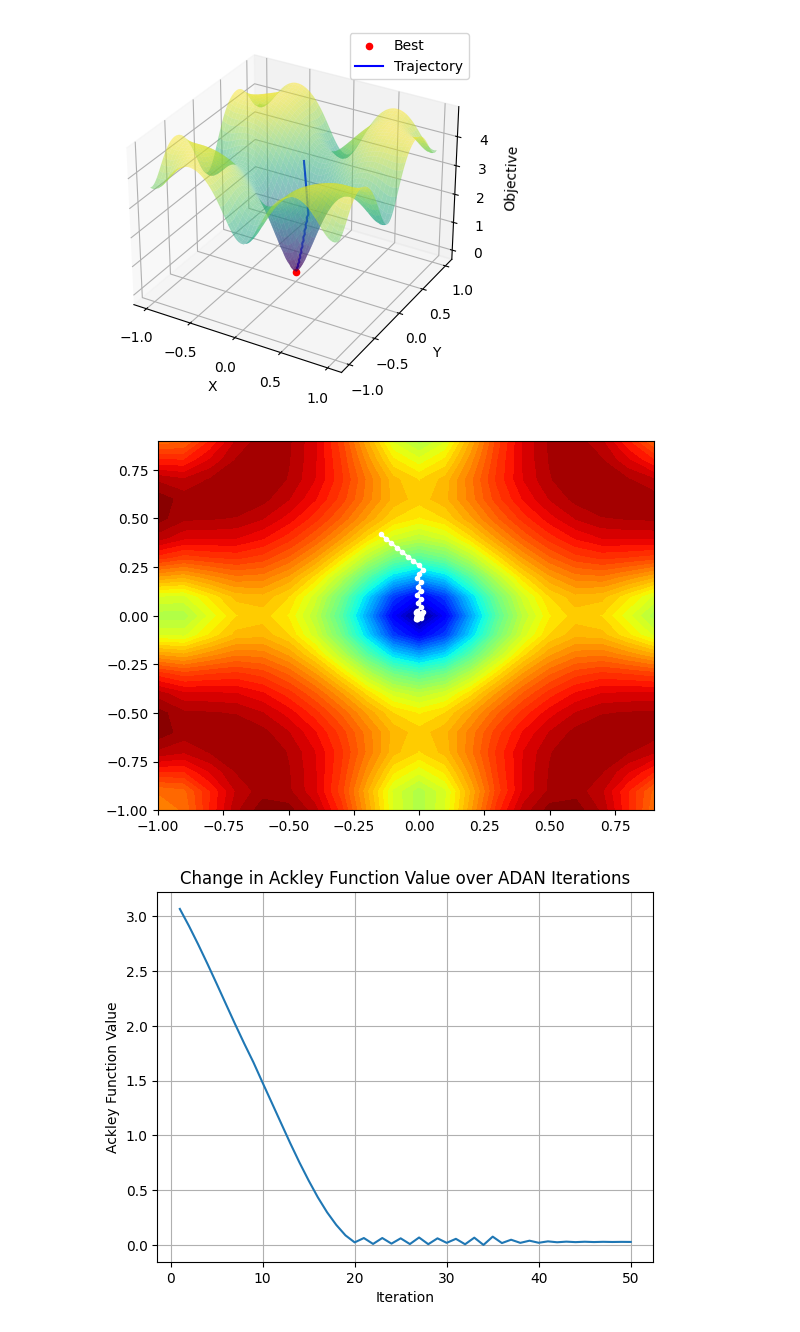
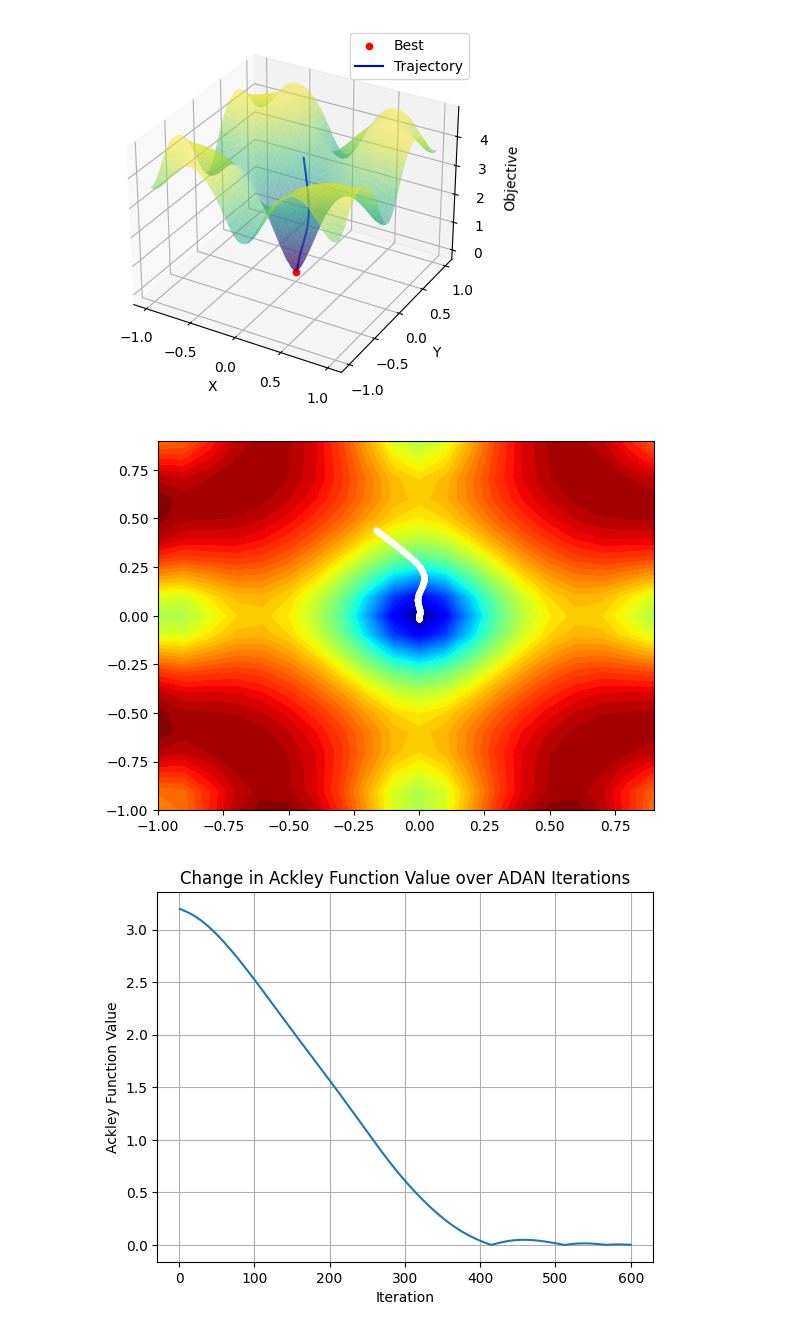
Before and after one commit to ShreyaGarg01/ADAN, a Jupyter notebook: test.ipynb, the cells around one changed output. Drawn from its saved outputs; the diff is of its cells as text; code cells hidden in the pictures.

Commit message:
bias correction

```diff
--- a/test.ipynb
+++ b/test.ipynb
@@ -112,13 +112,13 @@ seed(1)
 # define range for input
 bounds = asarray([[-1.0, 1.0], [-1.0, 1.0]])
 # define the total iterations
-n_iter = 60
+n_iter = 600
 # steps size
-alpha = 0.02
+alpha = 1e-3
 # factor for average gradient
-beta1 = 0.8
+beta1 = 0.01
 # factor for average squared gradient
-beta2 = 0.999
+beta2 = 0.02
 # perform the gradient descent search with adam
 best, scores, solutions = adam(objective, derivative, bounds, n_iter, alpha, beta1, beta2)
 # %% [output]
@@ -203,8 +203,8 @@ pyplot.show()
 # %%
 vals = []
-for i in range(50):
+for i in range(600):
     vals.append(objective(solutions[i][0], solutions[i][1]))
-plt.plot(range(1, 51), vals)
+plt.plot(range(1, 601), vals)
 plt.xlabel("Iteration")
 plt.ylabel("Ackley Function Value")
 plt.title("Change in Ackley Function Value over ADAM Iterations")
@@ -224,7 +224,7 @@ def adan(objective, derivative, bounds, n_iter, alpha, beta1, beta2, beta3, deca
 	m = [0.0 for _ in range(bounds.shape[0])]
 	v = [0.0 for _ in range(bounds.shape[0])]
 	n=  [0.0 for _ in range(bounds.shape[0])]
-	neta=[0.0 for _ in range(bounds.shape[0])]
+	neta=[alpha for _ in range(bounds.shape[0])]
 	prev=[0.0 for _ in range(bounds.shape[0])]
 	# run the gradient descent updates
 	for t in range(n_iter):
@@ -238,14 +238,21 @@ def adan(objective, derivative, bounds, n_iter, alpha, beta1, beta2, beta3, deca
 			v[i] = (1-beta2) * v[i] + beta2 * (g[i]-prev[i])
 
 			n[i] = (1-beta3) * n[i] + beta3 *((g[i]+((1-beta2)*((g[i]-prev[i]))))**2)
-			neta[i]= alpha/(sqrt(n[i])+eps)
+
+			# correct_m, correct_v, correct_n = map(lambda n: 1 / (1 - (1 - n) ** (t+1)), (beta1, beta2, beta3))
+			correct_n=n[i]*(1 - (1 - beta3) ** (t+1))
+			correct_m=m[i]*(1 - (1 - beta1) ** (t+1))
+			correct_v=v[i]*(1 - (1 - beta2) ** (t+1))
+
+			# correct_n=
+			neta[i]= alpha/(sqrt(correct_n)+eps)
 
 			# mhat(t) = m(t) / (1 - beta1(t))
 			# mhat = m[i] / (1.0 - beta1**(t+1))
 			# vhat(t) = v(t) / (1 - beta2(t))
 			# vhat = v[i] / (1.0 - beta2**(t+1))
 			# x(t) = x(t-1) - alpha * mhat(t) / (sqrt(vhat(t)) + ep)
-			x[i] = (x[i]-(neta[i]*(m[i]+((1-beta2)*v[i]))))/(1+(decay*alpha))
+			x[i] = (x[i]-(neta[i]*(correct_m+((1-beta2)*correct_v))))/(1+(decay*alpha))
 		# evaluate candidate point
 		score = objective(x[0], x[1])
 		# keep track of solutions
@@ -261,15 +268,15 @@ seed(1)
 # define range for input
 bounds = asarray([[-1.0, 1.0], [-1.0, 1.0]])
 # define the total iterations
-n_iter = 60
+n_iter = 600
 # steps size
-alpha =0.01
+alpha =1e-3
 # factor for average gradient
-beta1 = 0.99
+beta1 = 0.02
 # factor for average squared gradient
-beta2 = 0.99
+beta2 = 0.08
 # perform the gradient descent search with adam
-beta3=0.99
-decay=0.8
+beta3=0.01
+decay=0.001
 x,scores, solutions_adan = adan(objective, derivative, bounds, n_iter, alpha, beta1, beta2,beta3,decay)
 # %% [output]
@@ -349,15 +356,15 @@ pyplot.plot(solutions[:, 0], solutions[:, 1], '.-', color='w')
 # show the plot
 pyplot.show()
 # %% [output]
-[figure, old version]
+[figure, new version]
 # %%
 vals = []
-for i in range(50):
+for i in range(600):
     vals.append(objective(solutions_adan[i][0], solutions_adan[i][1]))
-plt.plot(range(1, 51), vals)
+plt.plot(range(1, 601), vals)
 plt.xlabel("Iteration")
 plt.ylabel("Ackley Function Value")
 plt.title("Change in Ackley Function Value over ADAN Iterations")
 plt.grid(True)
 # %% [output]
-[figure, old version]
+[figure, new version]
```
Also changed, not shown: parts of 6 cells of this notebook.
